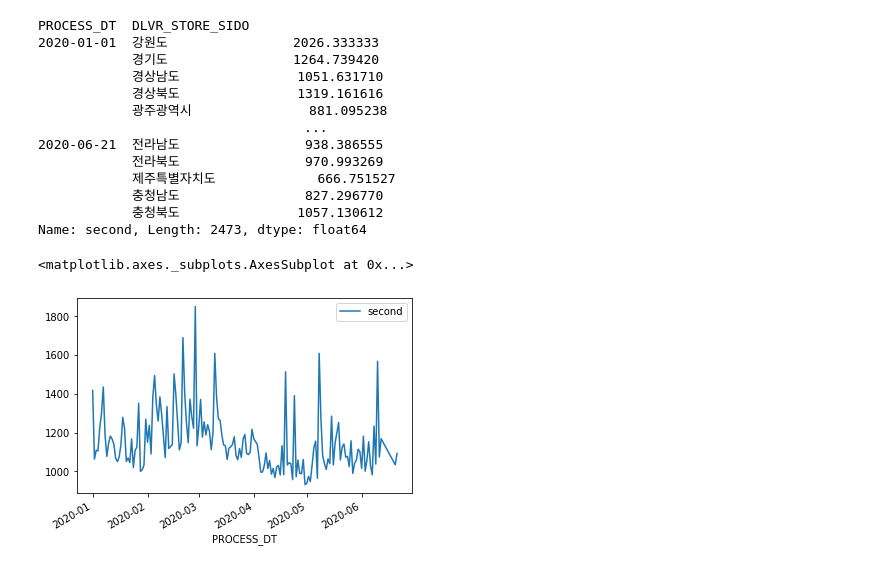
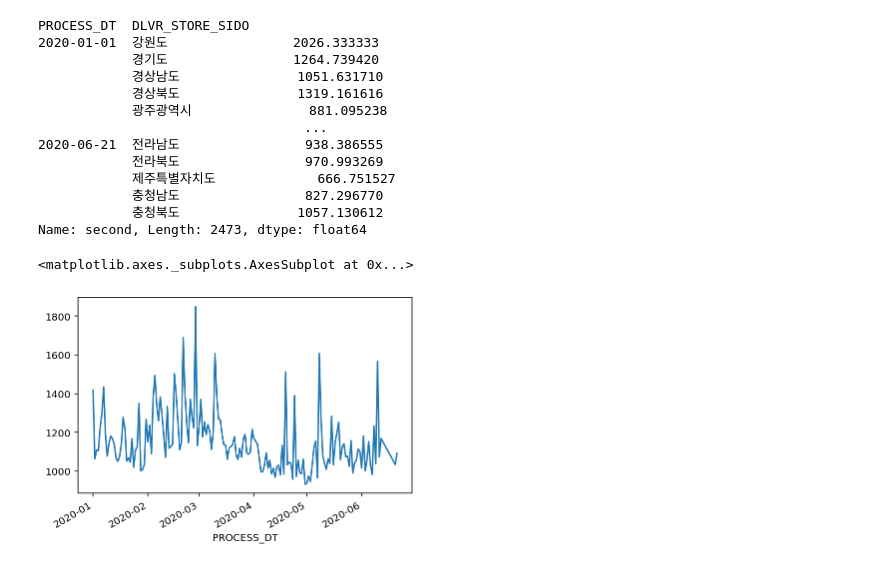
Before and after one commit to Pyeonseohee/Deeplearning, a Jupyter notebook: DataScience_Post_Covid19_2.ipynb, the cells around one changed output. Saved outputs shown, nothing was run; the diff lists cells and outputs as text; code cells hidden in the pictures.

```diff
--- a/DataScience_Post_Covid19_2.ipynb
+++ b/DataScience_Post_Covid19_2.ipynb
@@ -211,8 +290,8 @@ PROCESS_DT  DLVR_STORE_SIDO
             충청북도               1057.130612
 Name: second, Length: 2473, dtype: float64
 # %%
-complete = DataFrame(group[:,'서울특별시'])
-complete.plot()
+seoul = group[:, '서울특별시']
+seoul.plot()
 # %% [output]
 <matplotlib.axes._subplots.AxesSubplot at 0x...>
-[figure, old version]
+[figure, new version]
```
Also changed, not shown: parts of 44 cells of this notebook.
